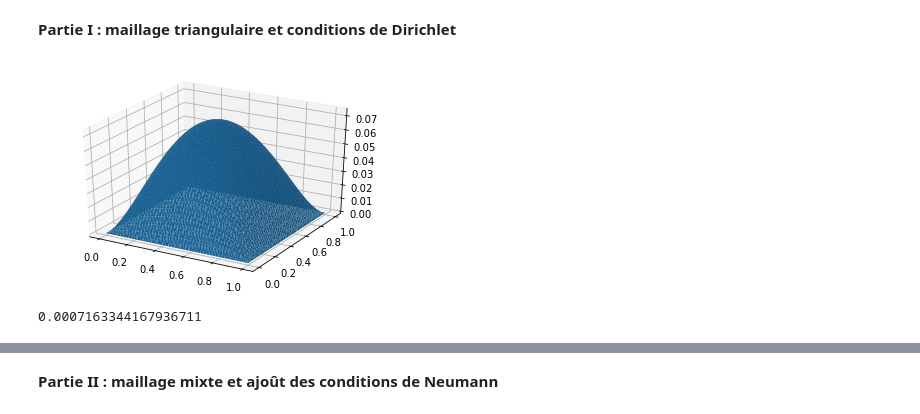
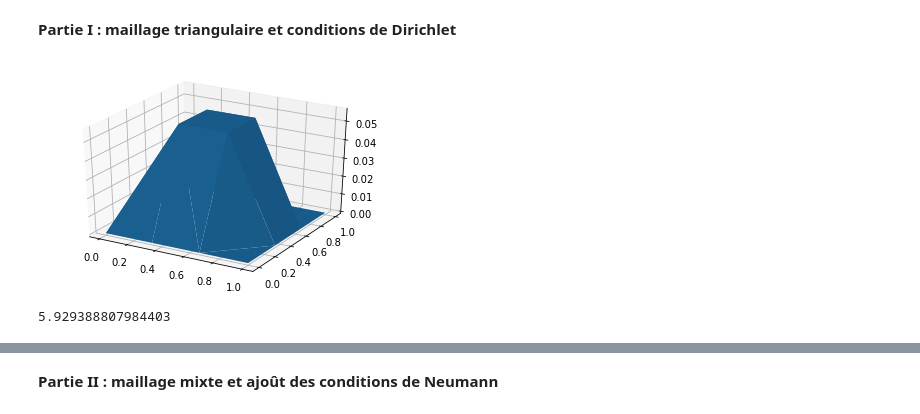
Before and after one commit to AnasSeghrouchni/ENSEEIHT, a Jupyter notebook: 2A/EDP/TP-EDP.ipynb, the cells around one changed output, grey strips where cells are left out. Saved outputs shown, nothing was run; the diff lists cells and outputs as text; code cells hidden in the pictures.

```diff
--- a/2A/EDP/TP-EDP.ipynb
+++ b/2A/EDP/TP-EDP.ipynb
@@ -161,26 +161,26 @@ def sous_matrice(A, b, dirichlet, n):
     bbis = b[indice]
     return Abis,bbis,indice
 # %%
-n = 50
+n = 4
 coordinates, elements3, dirichlet, neumann = maillage(n)
 def ud(x,y):
     return 0
 
 def f(x,y):
     return 1
 [A, b] = assemblage_A(elements3, coordinates, ud, dirichlet, f)
 Abis,bbis,indice = sous_matrice(A,b,dirichlet,n)
 u = np.zeros(n*n)
 for i in dirichlet:
     u[i[0]] = ud(coordinates[i[0]][0],coordinates[i[0]][1])
 u[indice] = np.linalg.solve(Abis, bbis)
 show(coordinates,u)
 # %% [output]
-[figure, old version]
+[figure, new version]
 # %%
 print(np.linalg.norm(u-(np.sin(np.pi*coordinates[:,0])*np.sin(np.pi*coordinates[:,1]))/(2*np.pi**2)))
 # %% [output]
-0.0007163344167936711
+5.929388807984403
 # %%
 i = np.array([1, 3])
 A = np.array([[1,2,3,4], [5,6,7,8], [5,6,7,8], [5,6,7,8]])
```
Also changed, not shown: parts of 5 cells of this notebook, 3 other files.
